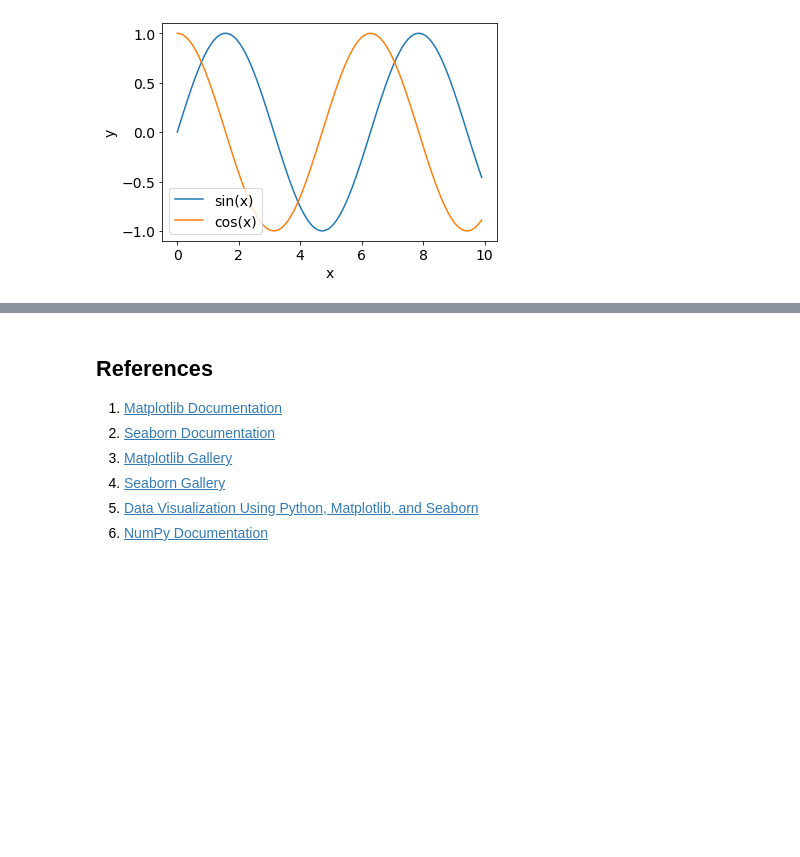
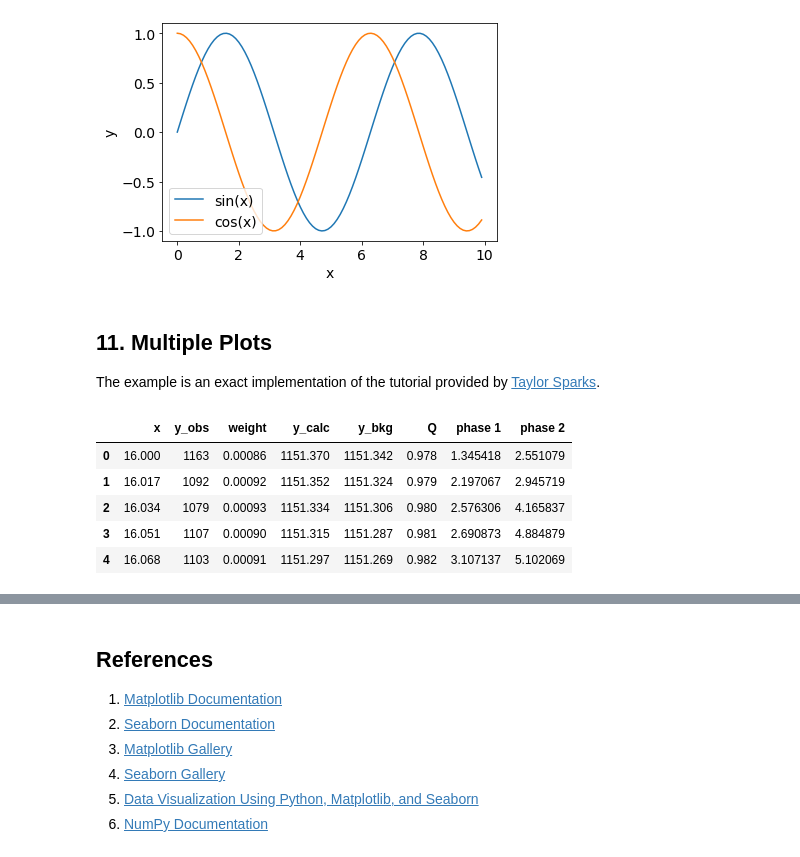
Before and after one commit to DavoodSZ1993/Python_Tutorial, a Jupyter notebook: 1_matplotlib_plots.ipynb, the cells around one changed output, grey strips where cells are left out. Saved outputs shown, nothing was run; the diff lists cells and outputs as text; code cells hidden in the pictures; blank space fills up the shorter version.

```diff
--- a/1_matplotlib_plots.ipynb
+++ b/1_matplotlib_plots.ipynb
@@ -775,3 +775,19 @@ axes.legend(['sin(x)', 'cos(x)'])
 # %% [output]
 <matplotlib.legend.Legend at 0x...>
 [figure]
+# %% [markdown]
+## 11. Multiple Plots
+
+The example is an exact implementation of the tutorial provided by [Taylor Sparks](https://github.com/sp8rks).
+# %%
+url = 'https://raw.githubusercontent.com/sp8rks/MSE2001python/main/module_examples/data_for_exercises/XRD_Rietveld.csv'
+df = pd.read_csv(url)
+
+df.head(5)
+# %% [output]
+|  | x | y_obs | weight | y_calc | y_bkg | Q | phase 1 | phase 2 |
+| 0 | 16.000 | 1163 | 0.00086 | 1151.370 | 1151.342 | 0.978 | 1.345418 | 2.551079 |
+| 1 | 16.017 | 1092 | 0.00092 | 1151.352 | 1151.324 | 0.979 | 2.197067 | 2.945719 |
+| 2 | 16.034 | 1079 | 0.00093 | 1151.334 | 1151.306 | 0.980 | 2.576306 | 4.165837 |
+| 3 | 16.051 | 1107 | 0.00090 | 1151.315 | 1151.287 | 0.981 | 2.690873 | 4.884879 |
+| 4 | 16.068 | 1103 | 0.00091 | 1151.297 | 1151.269 | 0.982 | 3.107137 | 5.102069 |
```
Also changed, not shown: parts of 2 cells of this notebook.
